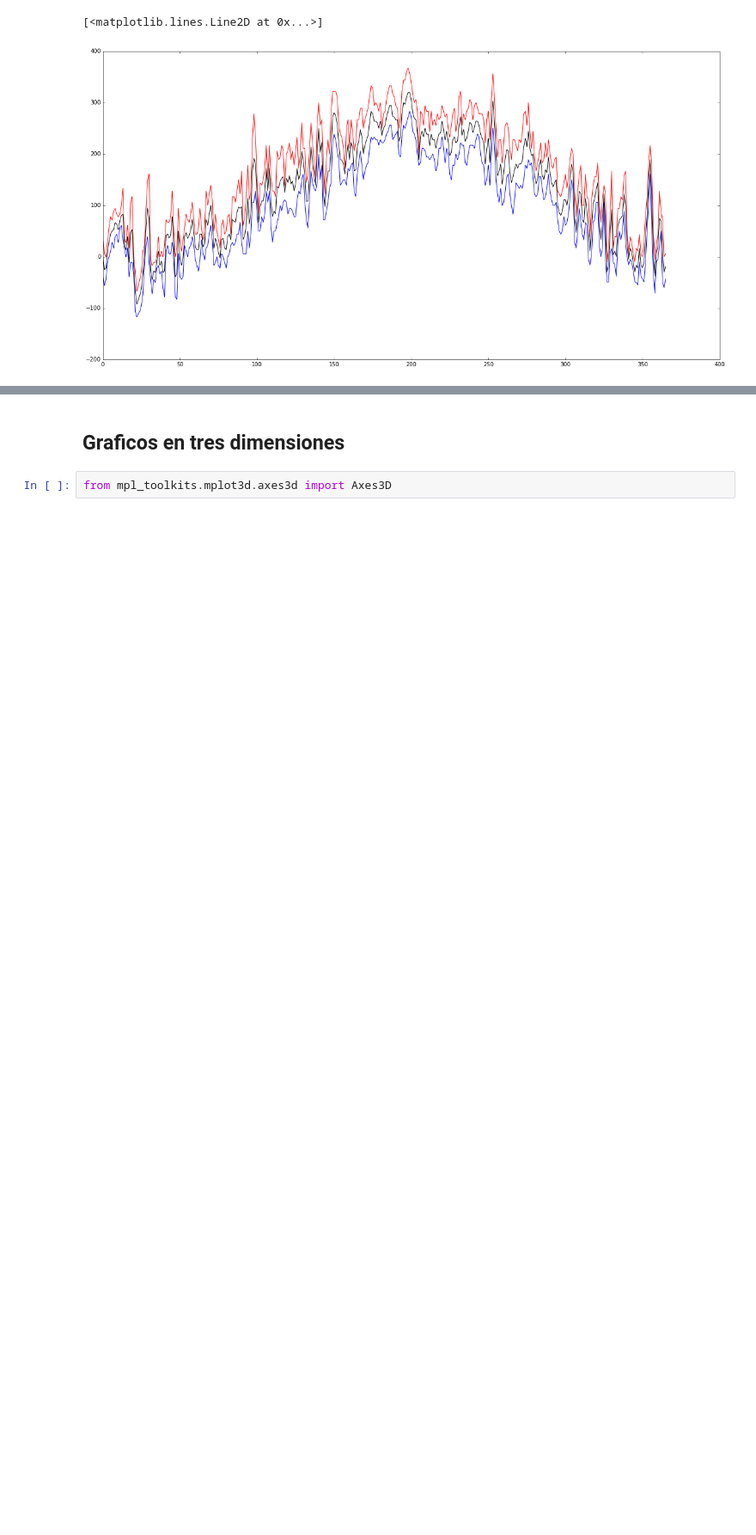
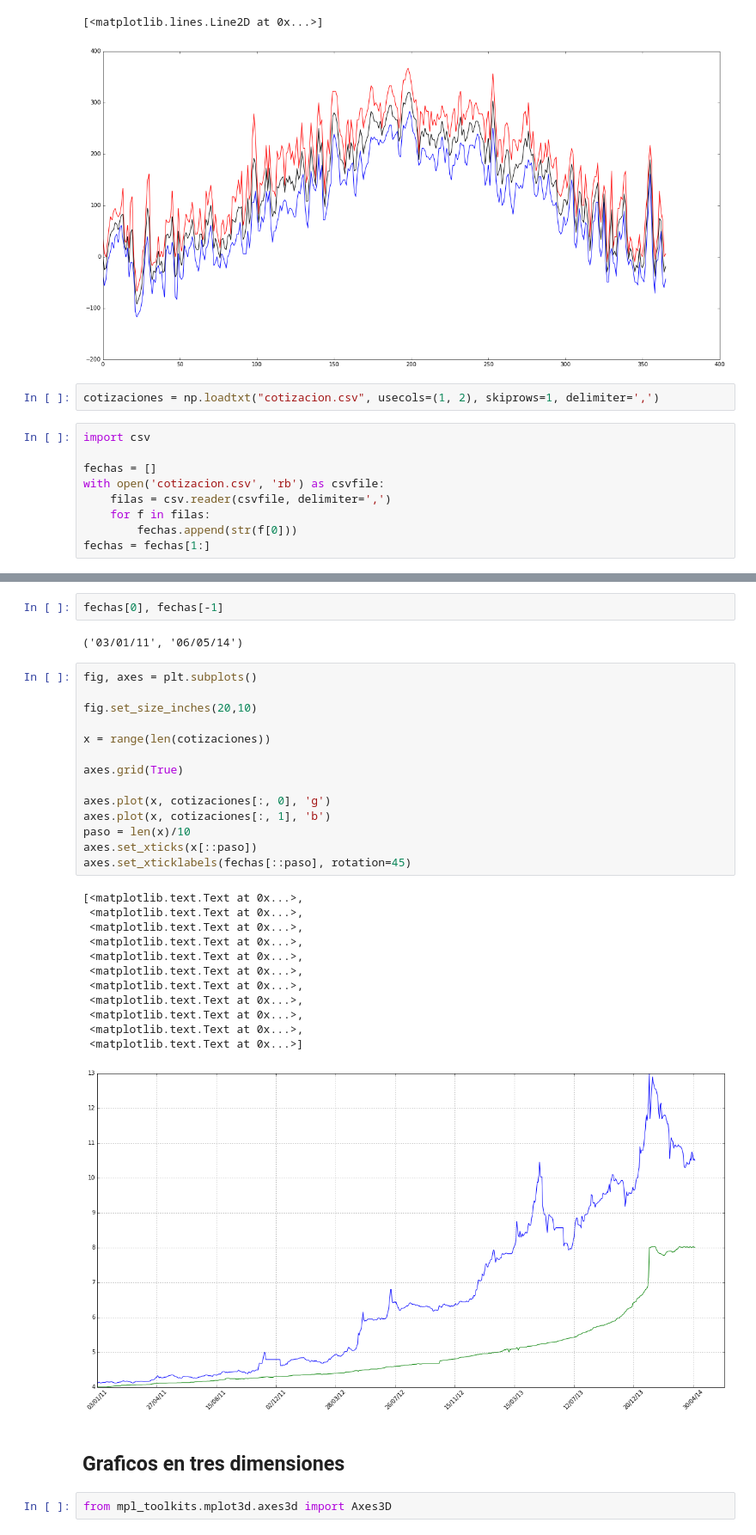
Before and after one commit to agpelliza/python-para-cientificos, a Jupyter notebook: 3_matplotlib.ipynb, the cells around one changed output, grey strips where cells are left out. Shown at 86% size. Cells and saved outputs as stored; diff of their text form; blank space fills up the shorter version.

```diff
--- a/3_matplotlib.ipynb
+++ b/3_matplotlib.ipynb
@@ -193,3 +195,14 @@ axes.plot(x, temp_media, 'k')
 # %% [output]
 [<matplotlib.lines.Line2D at 0x...>]
 [figure]
+# %%
+cotizaciones = np.loadtxt("cotizacion.csv", usecols=(1, 2), skiprows=1, delimiter=',')
+# %%
+import csv
+
+fechas = []
+with open('cotizacion.csv', 'rb') as csvfile:
+    filas = csv.reader(csvfile, delimiter=',')
+    for f in filas:
+        fechas.append(str(f[0]))
+fechas = fechas[1:]
@@ -196,3 +219,34 @@ axes.plot(x, temp_media, 'k')
+# %%
+fechas[0], fechas[-1]
+# %% [output]
+('03/01/11', '06/05/14')
+# %%
+fig, axes = plt.subplots()
+
+fig.set_size_inches(20,10)
+
+x = range(len(cotizaciones))
+
+axes.grid(True)
+
+axes.plot(x, cotizaciones[:, 0], 'g')
+axes.plot(x, cotizaciones[:, 1], 'b')
+paso = len(x)/10
+axes.set_xticks(x[::paso])
+axes.set_xticklabels(fechas[::paso], rotation=45)
+# %% [output]
+[<matplotlib.text.Text at 0x...>,
+ <matplotlib.text.Text at 0x...>,
+ <matplotlib.text.Text at 0x...>,
+ <matplotlib.text.Text at 0x...>,
+ <matplotlib.text.Text at 0x...>,
+ <matplotlib.text.Text at 0x...>,
+ <matplotlib.text.Text at 0x...>,
+ <matplotlib.text.Text at 0x...>,
+ <matplotlib.text.Text at 0x...>,
+ <matplotlib.text.Text at 0x...>,
+ <matplotlib.text.Text at 0x...>]
+[figure, added]
 # %% [markdown]
 ## Graficos en tres dimensiones
 # %%
```
Also changed, not shown: parts of 3 cells of this notebook, 1 other file.
